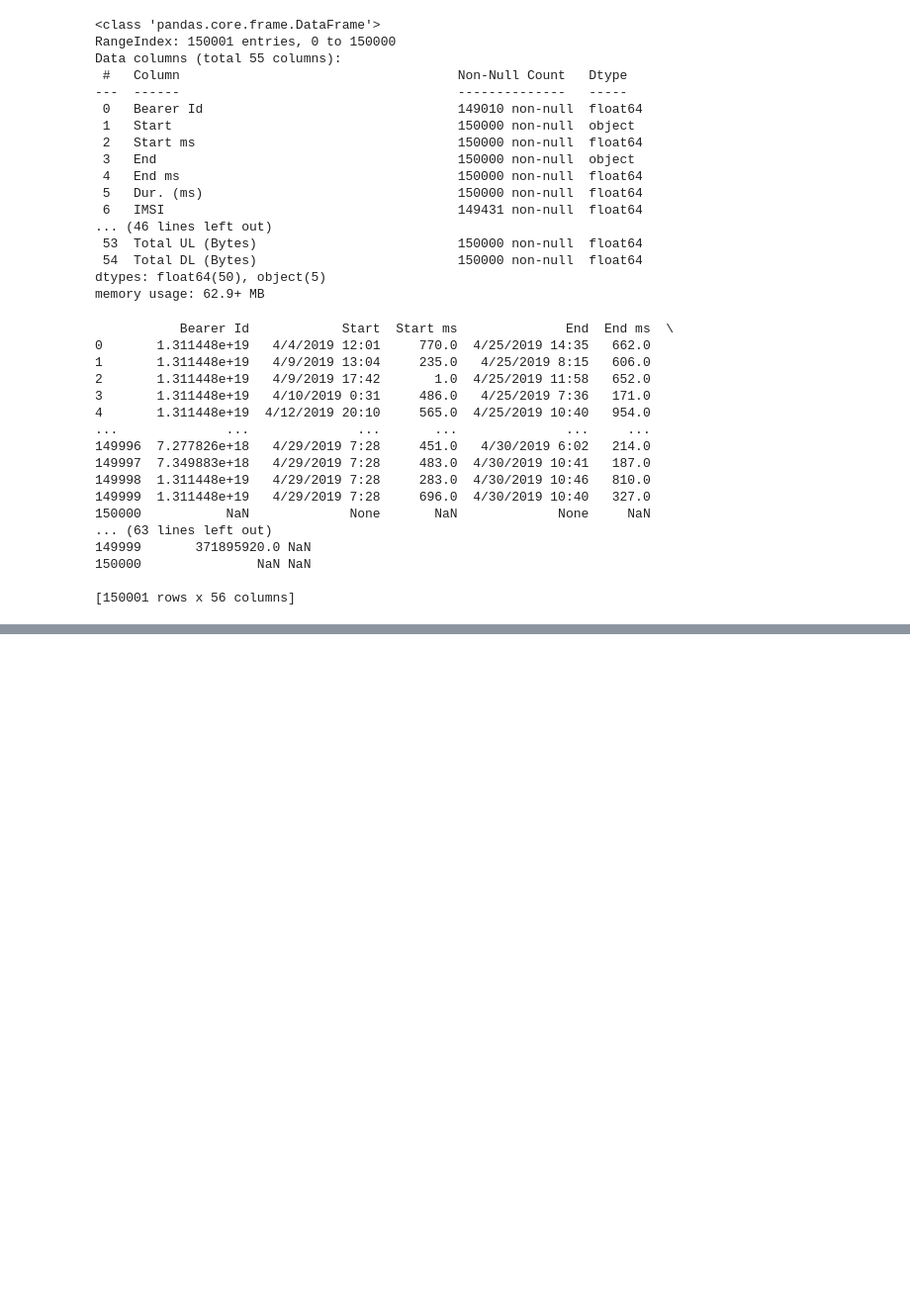
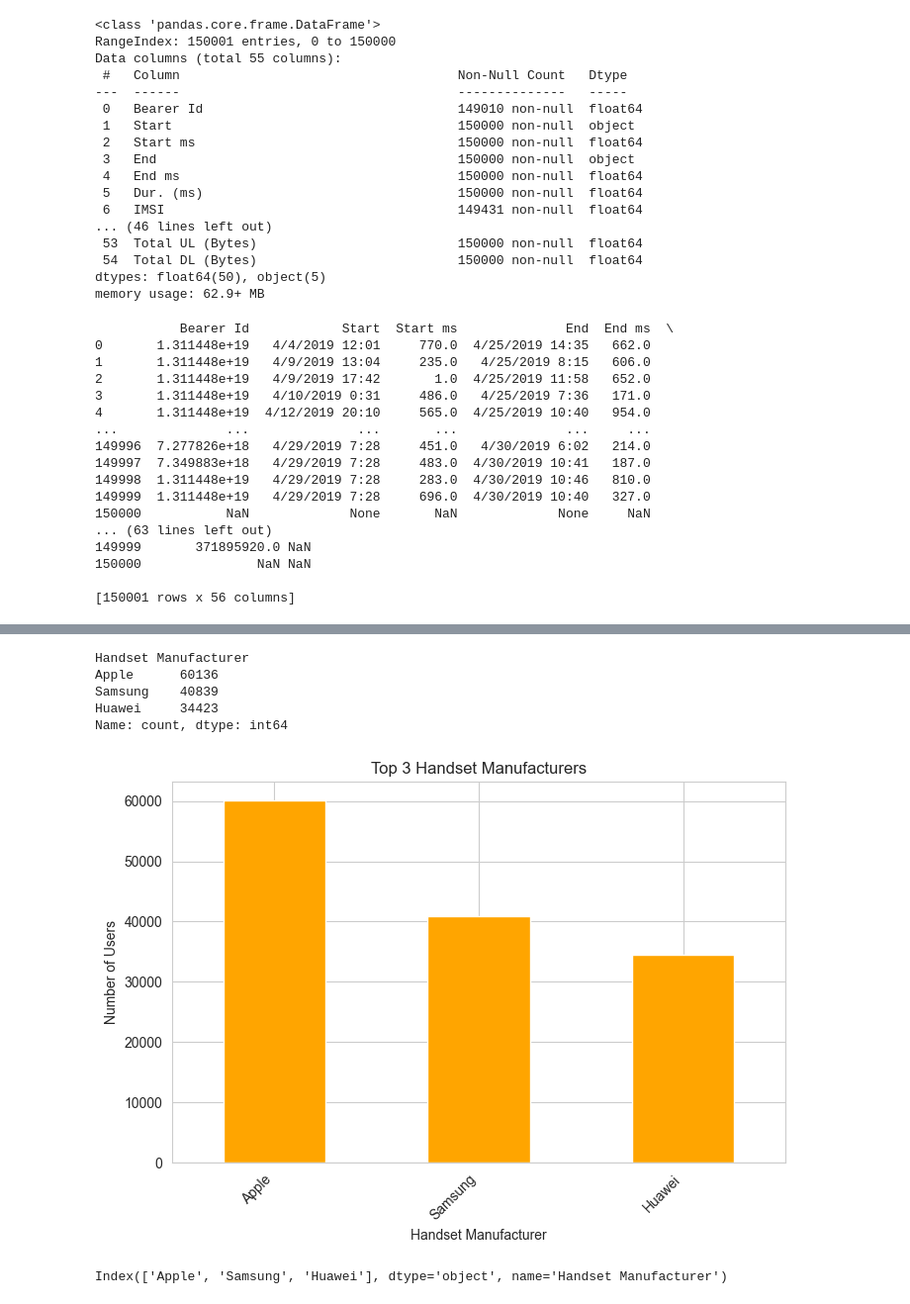
Before and after one commit to trynursalme/KAIM-Week2, a Jupyter notebook: Tellco_Project/notebooks/user-overview.ipynb, the cells around one changed output, grey strips where cells are left out. Shown at 99% size. Drawn from its saved outputs; the diff is of its cells as text; code cells hidden in the pictures; blank space fills up the shorter version.

```diff
--- a/Tellco_Project/notebooks/user-overview.ipynb
+++ b/Tellco_Project/notebooks/user-overview.ipynb
@@ -181,6 +89,0 @@ New data shape (no outliers): (150001, 51)
-# %%
-# Create a decile classification based on session duration
-df['duration_decile'] = pd.qcut(df['session_duration'], 5, labels=False) + 1
-
-# Verify the decile assignment
-print(df[['user_id', 'session_duration', 'duration_decile']].head())
@@ -754,0 +231,29 @@ KeyError: "Column(s) ['Bearer Id'] do not exist"
+# %%
+# Count the occurrences of each handset manufacturer
+top_manufacturers = df['Handset Manufacturer'].value_counts().head(3)
+print(top_manufacturers)
+# %% [output]
+Handset Manufacturer
+Apple      60136
+Samsung    40839
+Huawei     34423
+Name: count, dtype: int64
+# %%
+import matplotlib.pyplot as plt
+
+# Bar chart for top 3 manufacturers
+plt.figure(figsize=(8, 5))
+top_manufacturers.plot(kind='bar', color='orange')
+plt.title('Top 3 Handset Manufacturers')
+plt.xlabel('Handset Manufacturer')
+plt.ylabel('Number of Users')
+plt.xticks(rotation=45, ha='right')
+plt.show()
+# %% [output]
+[figure, added]
+# %%
+# Identify the top 3 manufacturers
+top_3_manufacturers = df['Handset Manufacturer'].value_counts().head(3).index
+print(top_3_manufacturers)
+# %% [output]
+Index(['Apple', 'Samsung', 'Huawei'], dtype='object', name='Handset Manufacturer')
```
Also changed, not shown: parts of 63 cells of this notebook.
